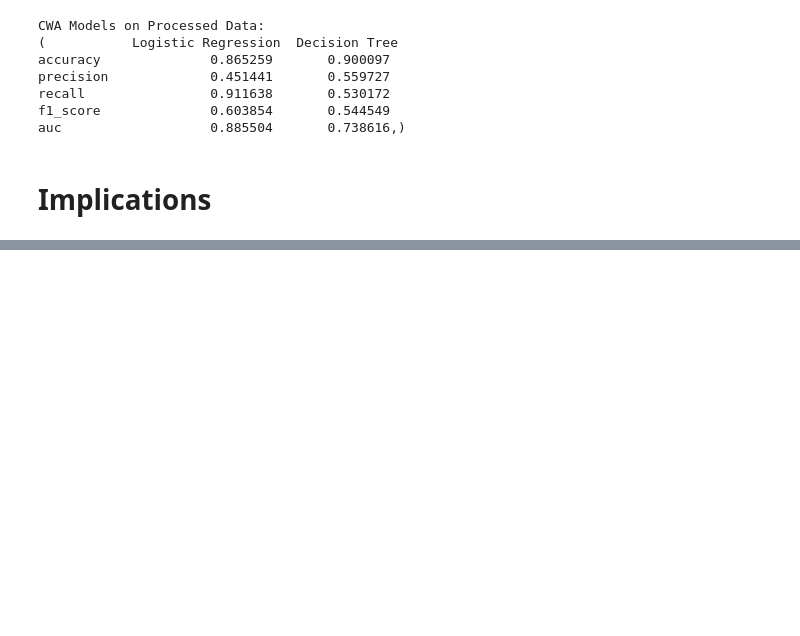
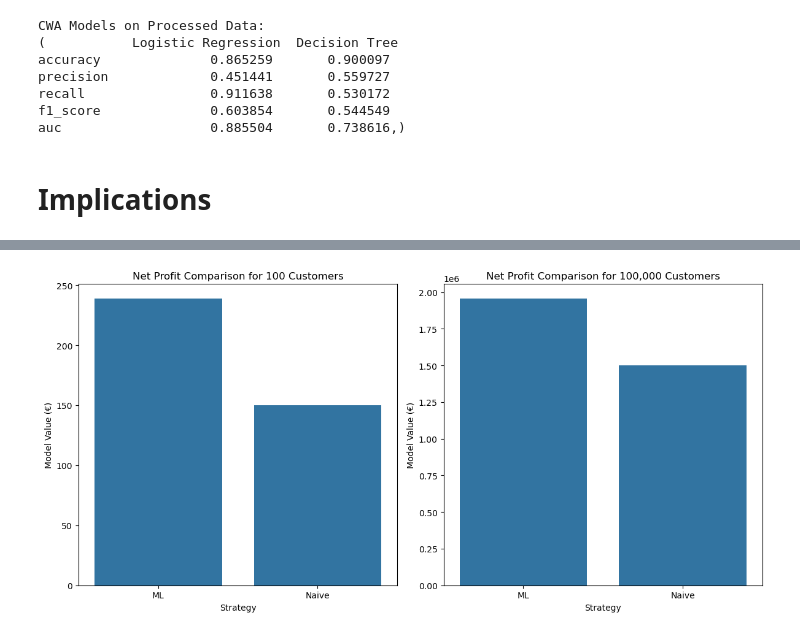
Before and after one commit to hathimazman/MachineLearning_Project2, a Jupyter notebook: Project.ipynb, the cells around one changed output, grey strips where cells are left out. Cells and saved outputs as stored; diff of their text form; code cells hidden in the pictures; blank space fills up the shorter version.

```diff
--- a/Project.ipynb
+++ b/Project.ipynb
@@ -505,0 +526,30 @@ auc                   0.885504       0.738616,)
+# %%
+# Best Selected Model
+lr = LogisticRegression(class_weight='balanced', random_state=42)
+lr.fit(X_train_processed, y_train)
+
+y_pred = lr.predict(X_test_processed)
+
+# Calculate metrics
+accuracy = accuracy_score(y_test, y_pred)
+precision = precision_score(y_test, y_pred)
+recall = recall_score(y_test, y_pred)
+f1 = f1_score(y_test, y_pred)
+auc = roc_auc_score(y_test, y_pred)
+
+TP = confusion_matrix(y_test, y_pred)[1, 1]
+TN = confusion_matrix(y_test, y_pred)[0, 0]
+FP = confusion_matrix(y_test, y_pred)[0, 1]
+FN = confusion_matrix(y_test, y_pred)[1, 0]
+
+# Print the results
+print("Logistic Regression on SMOTE Data:")
+print(f"Accuracy: {accuracy:.4f}")
+print(f"Precision: {precision:.4f}")
+print(f"Recall: {recall:.4f}")
+print(f"F1 Score: {f1:.4f}")
+print(f"AUC: {auc:.4f}")
+
+print("===========================")
+print("Confusion Matrix:")
+print(confusion_matrix(y_test, y_pred))
@@ -505,0 +659,15 @@ auc                   0.885504       0.738616,)
+# %%
+# Plot the difference in net profit between Naive and ML strategies
+fig, ax = plt.subplots(figsize=(12, 6), ncols=2, nrows=1)
+
+# Plot for 100 customers
+sns.barplot(x='Strategy', y='Model Value (€)', data=comparison_df[comparison_df['Total Customers'] == 100], ax=ax[0])
+ax[0].set_title('Net Profit Comparison for 100 Customers')
+# Plot for 100,000 customers
+sns.barplot(x='Strategy', y='Model Value (€)', data=comparison_df[comparison_df['Total Customers'] == 1000000], ax=ax[1])
+ax[1].set_title('Net Profit Comparison for 100,000 Customers')
+
+plt.tight_layout()
+plt.show()
+# %% [output]
+[figure, added]
```
Also changed, not shown: parts of 5 cells of this notebook.
